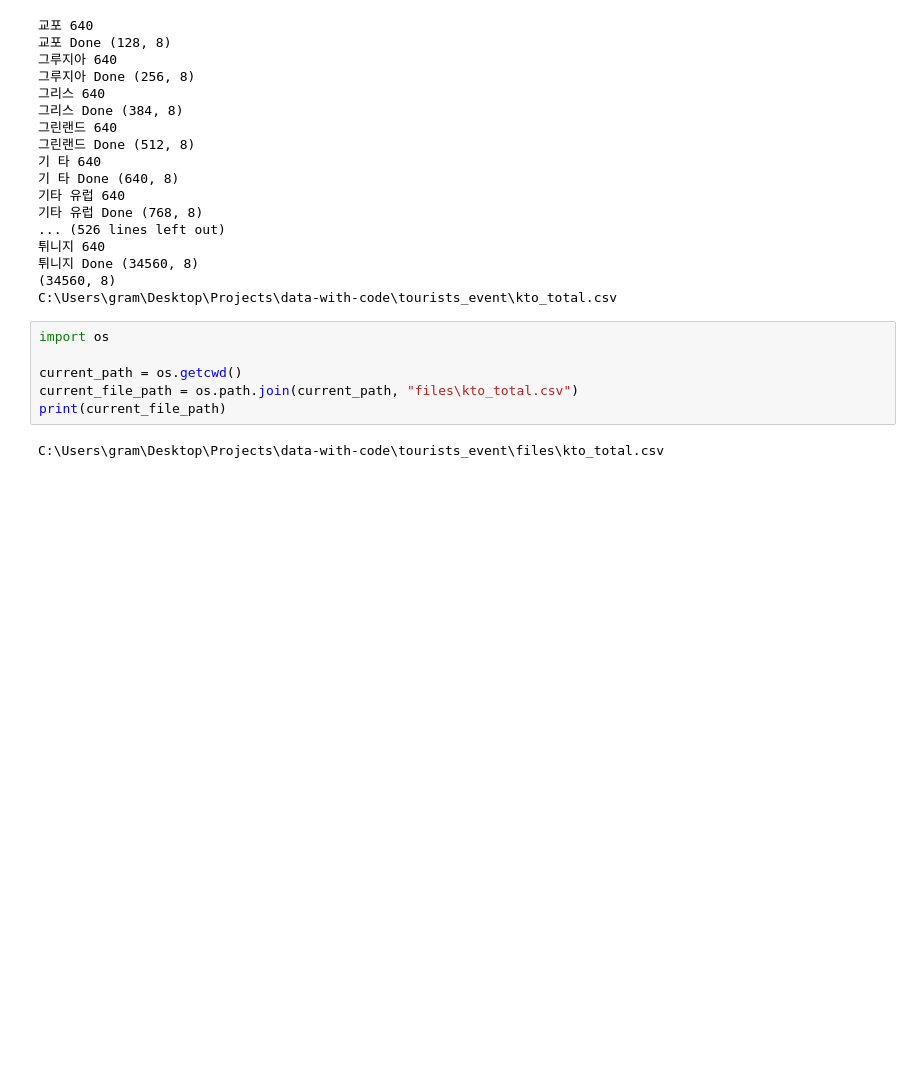
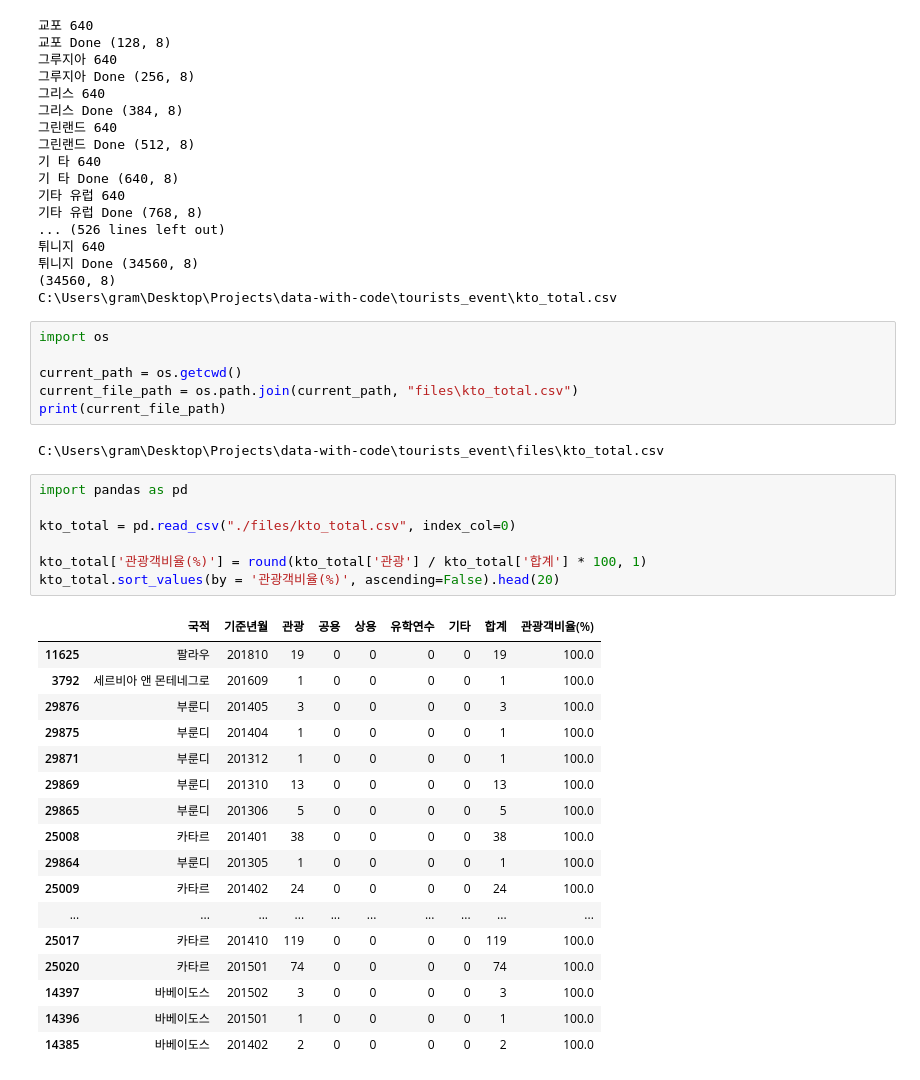
Before and after one commit to SungminSo/data-with-code, a Jupyter notebook: tourists_event/data_preprocessing.ipynb, the cells around one changed output. Cells and saved outputs as stored; diff of their text form; blank space fills up the shorter version.

Commit message:
kto_total.csv '관광객비율' 칼럼 추가

```diff
--- a/tourists_event/data_preprocessing.ipynb
+++ b/tourists_event/data_preprocessing.ipynb
@@ -142,3 +142,28 @@ current_file_path = os.path.join(current_path, "files\kto_total.csv")
 print(current_file_path)
 # %% [output]
 C:\Users\gram\Desktop\Projects\data-with-code\tourists_event\files\kto_total.csv
+# %%
+import pandas as pd
+
+kto_total = pd.read_csv("./files/kto_total.csv", index_col=0)
+
+kto_total['관광객비율(%)'] = round(kto_total['관광'] / kto_total['합계'] * 100, 1)
+kto_total.sort_values(by = '관광객비율(%)', ascending=False).head(20)
+# %% [output]
+|  | 국적 | 기준년월 | 관광 | 공용 | 상용 | 유학연수 | 기타 | 합계 | 관광객비율(%) |
+| 11625 | 팔라우 | 201810 | 19 | 0 | 0 | 0 | 0 | 19 | 100.0 |
+| 3792 | 세르비아 앤 몬테네그로 | 201609 | 1 | 0 | 0 | 0 | 0 | 1 | 100.0 |
+| 29876 | 부룬디 | 201405 | 3 | 0 | 0 | 0 | 0 | 3 | 100.0 |
+| 29875 | 부룬디 | 201404 | 1 | 0 | 0 | 0 | 0 | 1 | 100.0 |
+| 29871 | 부룬디 | 201312 | 1 | 0 | 0 | 0 | 0 | 1 | 100.0 |
+| 29869 | 부룬디 | 201310 | 13 | 0 | 0 | 0 | 0 | 13 | 100.0 |
+| 29865 | 부룬디 | 201306 | 5 | 0 | 0 | 0 | 0 | 5 | 100.0 |
+| 25008 | 카타르 | 201401 | 38 | 0 | 0 | 0 | 0 | 38 | 100.0 |
+| 29864 | 부룬디 | 201305 | 1 | 0 | 0 | 0 | 0 | 1 | 100.0 |
+| 25009 | 카타르 | 201402 | 24 | 0 | 0 | 0 | 0 | 24 | 100.0 |
+| ... | ... | ... | ... | ... | ... | ... | ... | ... | ... |
+| 25017 | 카타르 | 201410 | 119 | 0 | 0 | 0 | 0 | 119 | 100.0 |
+| 25020 | 카타르 | 201501 | 74 | 0 | 0 | 0 | 0 | 74 | 100.0 |
+| 14397 | 바베이도스 | 201502 | 3 | 0 | 0 | 0 | 0 | 3 | 100.0 |
+| 14396 | 바베이도스 | 201501 | 1 | 0 | 0 | 0 | 0 | 1 | 100.0 |
+| 14385 | 바베이도스 | 201402 | 2 | 0 | 0 | 0 | 0 | 2 | 100.0 |
```
Also changed, not shown: parts of 2 cells of this notebook, 1 other file.
